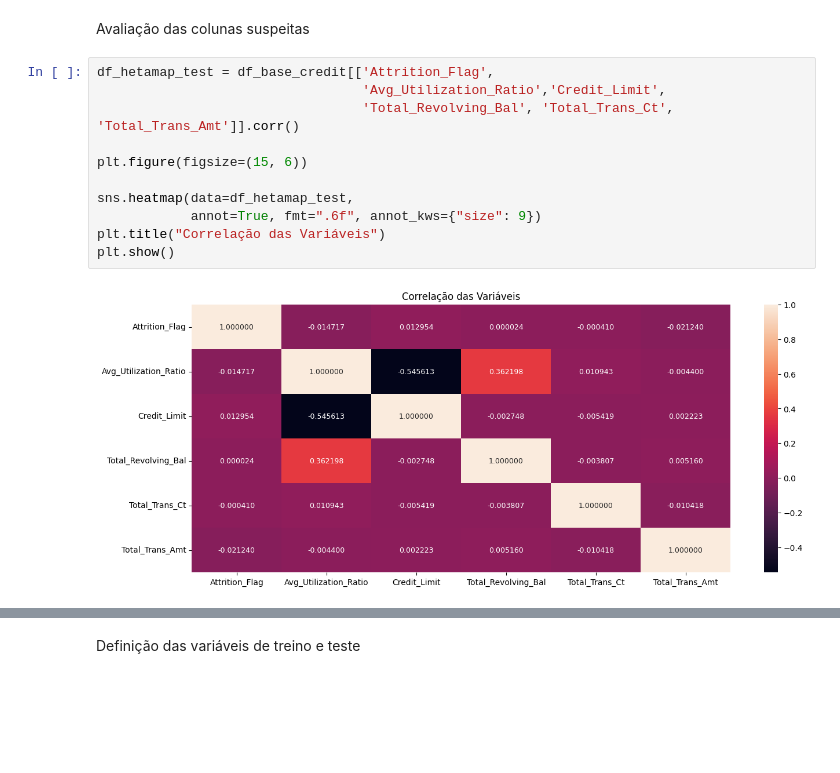
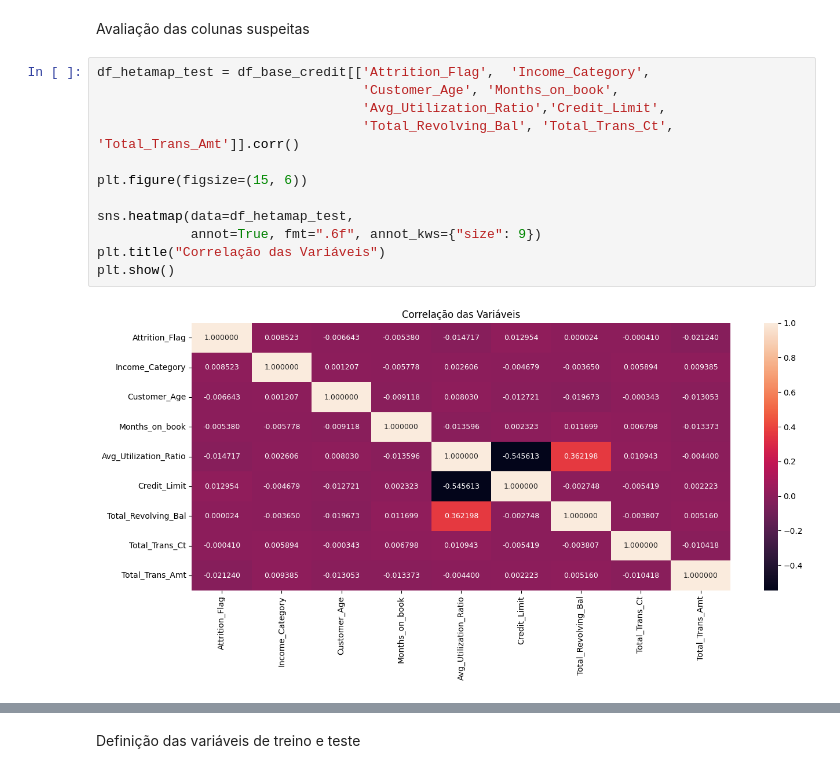
Before and after one commit to rpf991/Previsao_Churning_Clientes_Credito, a Jupyter notebook: notebooks/data_analysis.ipynb, the cells around one changed output, grey strips where cells are left out. Drawn from its saved outputs; the diff is of its cells as text; blank space fills up the shorter version.

```diff
--- a/notebooks/data_analysis.ipynb
+++ b/notebooks/data_analysis.ipynb
@@ -228,18 +228,19 @@ Conclusões
 # %% [markdown]
 Avaliação das colunas suspeitas
 # %%
-df_hetamap_test = df_base_credit[['Attrition_Flag',
+df_hetamap_test = df_base_credit[['Attrition_Flag',  'Income_Category',
+                                  'Customer_Age', 'Months_on_book',
                                   'Avg_Utilization_Ratio','Credit_Limit',
                                   'Total_Revolving_Bal', 'Total_Trans_Ct', 'Total_Trans_Amt']].corr()
 
 plt.figure(figsize=(15, 6))
 
 sns.heatmap(data=df_hetamap_test,
             annot=True, fmt=".6f", annot_kws={"size": 9})
 plt.title("Correlação das Variáveis")
 plt.show()
 # %% [output]
-[figure, old version]
+[figure, new version]
 # %%
 df_credit_clean = df_base_credit.drop(columns=[
                                           'Gender', 'CLIENTNUM', 'Marital_Status',
```
Also changed, not shown: parts of 16 cells of this notebook, 1 other file.
